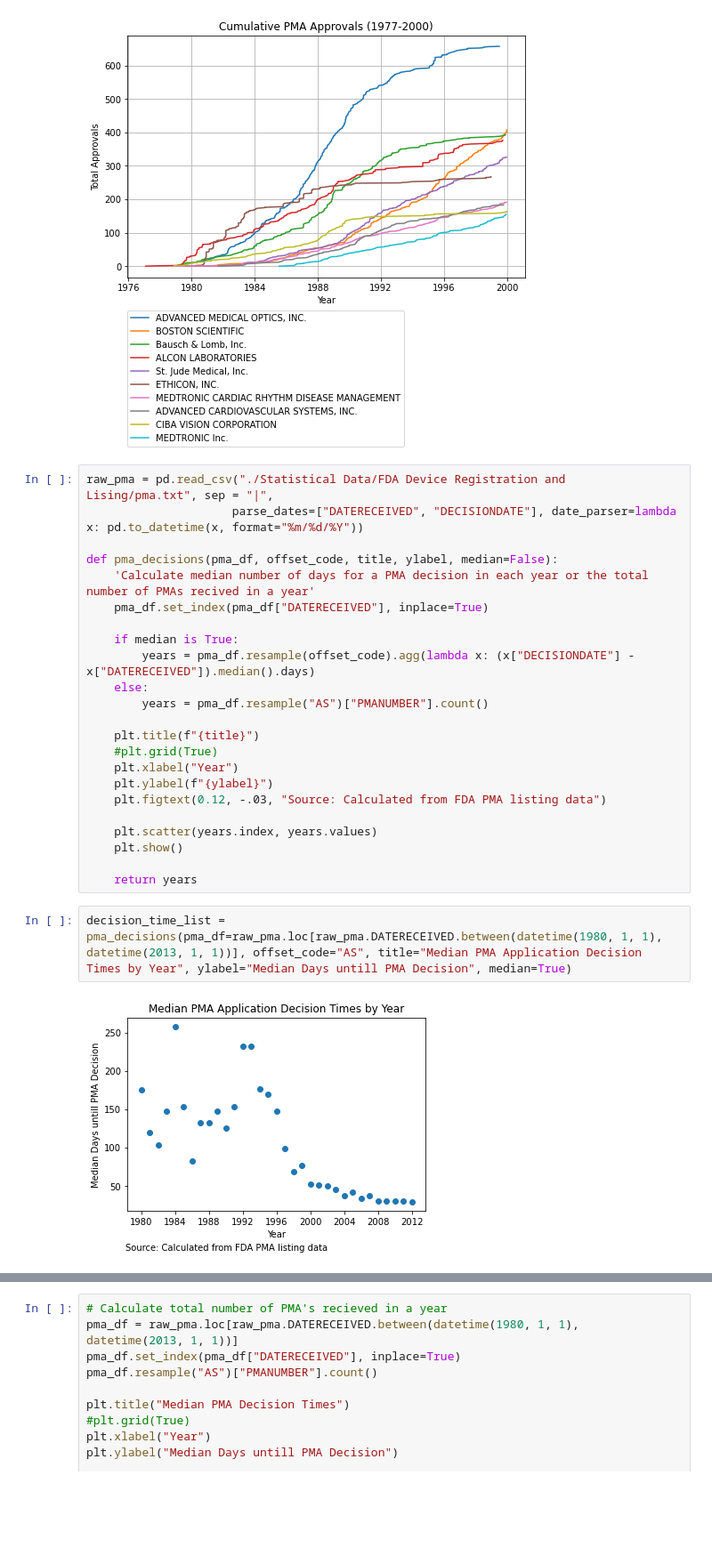
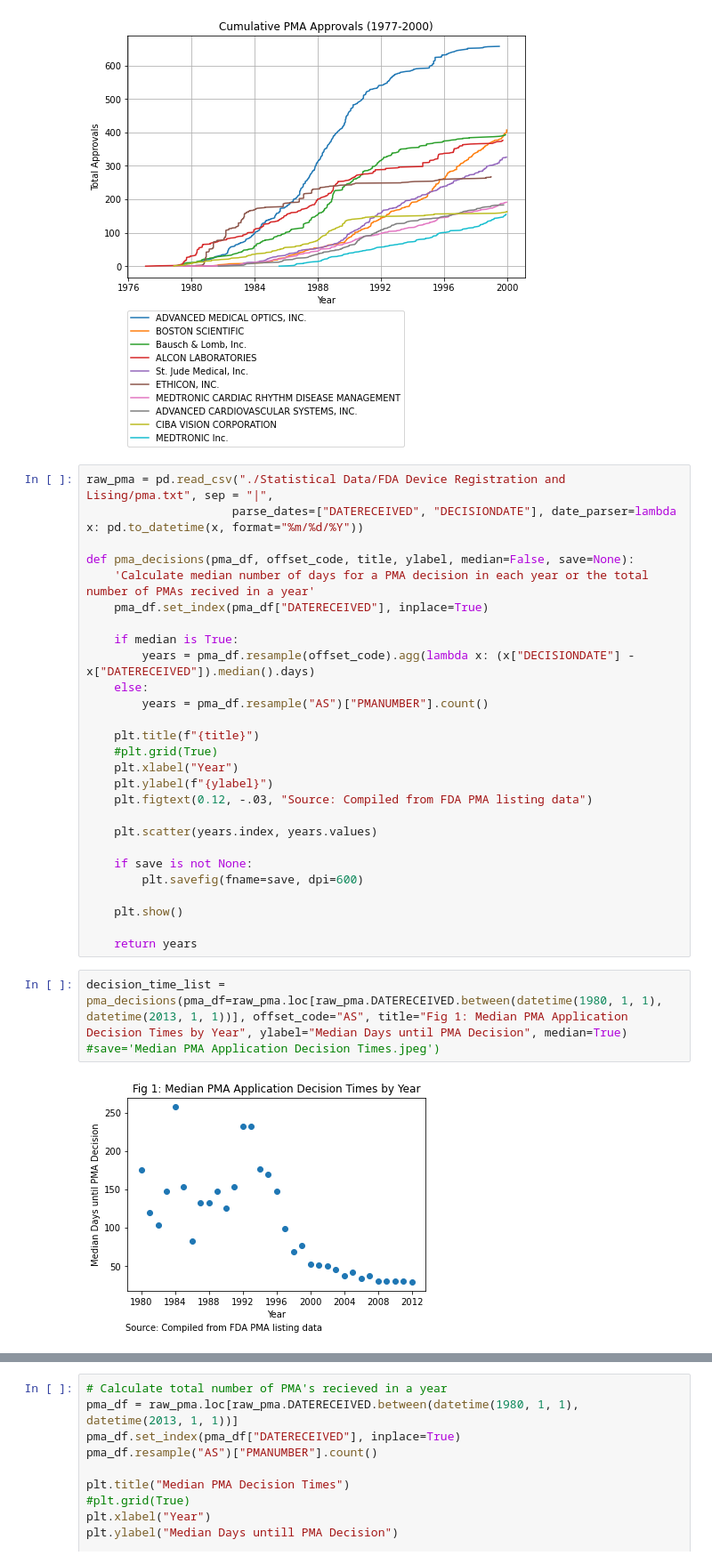
Before and after one commit to BriceB-20/Medical-Device-Project, a Jupyter notebook: Industry_Analysis.ipynb, the cells around one changed output, grey strips where cells are left out. Shown at 89% size. Drawn from its saved outputs; the diff is of its cells as text; blank space fills up the shorter version.

Commit message:
figures update

```diff
--- a/Industry_Analysis.ipynb
+++ b/Industry_Analysis.ipynb
@@ -457,7 +457,7 @@ pma_activity_popular(raw_pma.loc[raw_pma.DATERECEIVED.between(datetime(1977, 1,
 raw_pma = pd.read_csv("./Statistical Data/FDA Device Registration and Lising/pma.txt", sep = "|",
                      parse_dates=["DATERECEIVED", "DECISIONDATE"], date_parser=lambda x: pd.to_datetime(x, format="%m/%d/%Y"))
 
-def pma_decisions(pma_df, offset_code, title, ylabel, median=False):
+def pma_decisions(pma_df, offset_code, title, ylabel, median=False, save=None):
     'Calculate median number of days for a PMA decision in each year or the total number of PMAs recived in a year'
     pma_df.set_index(pma_df["DATERECEIVED"], inplace=True)
 
@@ -470,14 +470,18 @@ def pma_decisions(pma_df, offset_code, title, ylabel, median=False):
     #plt.grid(True)
     plt.xlabel("Year")
     plt.ylabel(f"{ylabel}")
-    plt.figtext(0.12, -.03, "Source: Calculated from FDA PMA listing data")
+    plt.figtext(0.12, -.03, "Source: Compiled from FDA PMA listing data")
 
     plt.scatter(years.index, years.values)
+
+    if save is not None:
+        plt.savefig(fname=save, dpi=600)
+
     plt.show()
 
     return years
 # %%
-decision_time_list = pma_decisions(pma_df=raw_pma.loc[raw_pma.DATERECEIVED.between(datetime(1980, 1, 1), datetime(2013, 1, 1))], offset_code="AS", title="Median PMA Application Decision Times by Year", ylabel="Median Days untill PMA Decision", median=True)
+decision_time_list = pma_decisions(pma_df=raw_pma.loc[raw_pma.DATERECEIVED.between(datetime(1980, 1, 1), datetime(2013, 1, 1))], offset_code="AS", title="Fig 1: Median PMA Application Decision Times by Year", ylabel="Median Days until PMA Decision", median=True) #save='Median PMA Application Decision Times.jpeg')
 # %% [output]
-[figure, old version]
+[figure, new version]
 # %%
```
Also changed, not shown: parts of 3 cells of this notebook.
